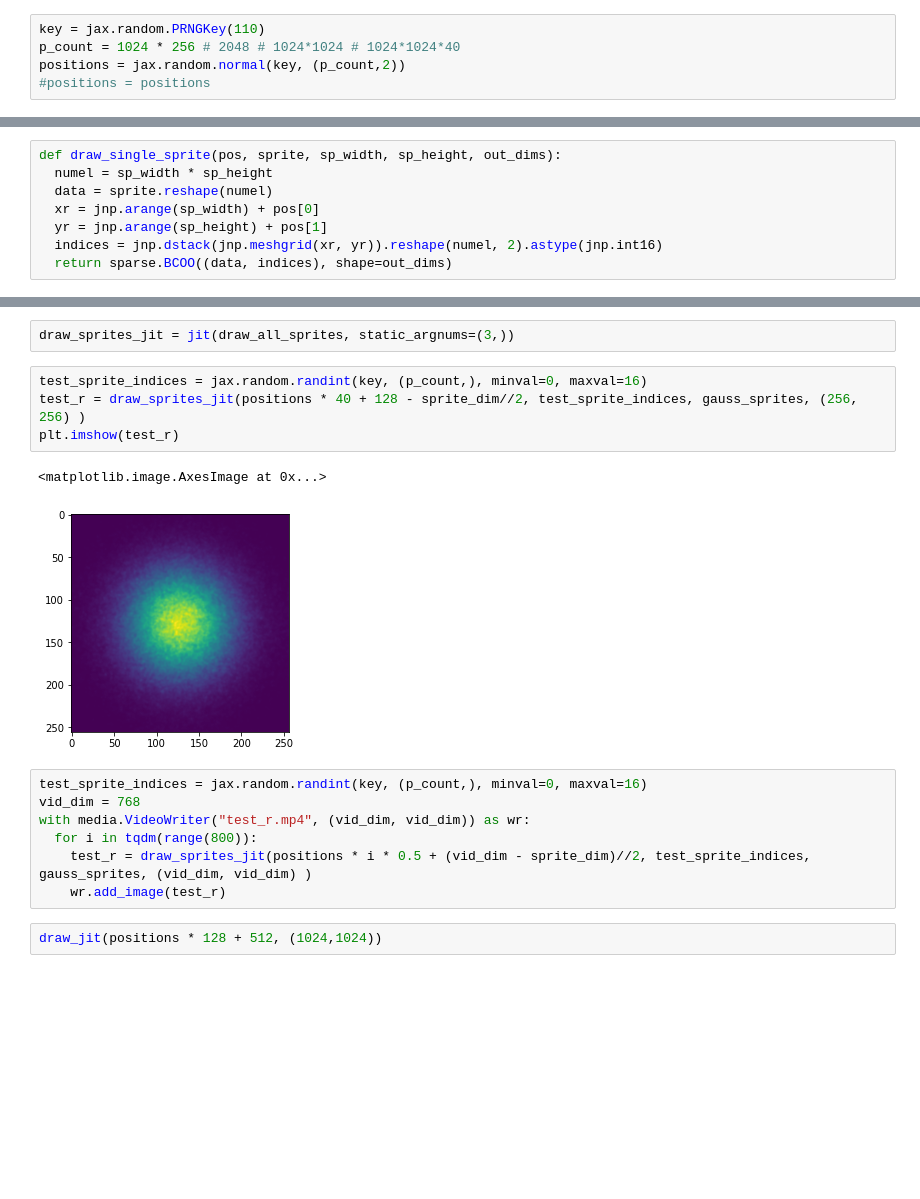
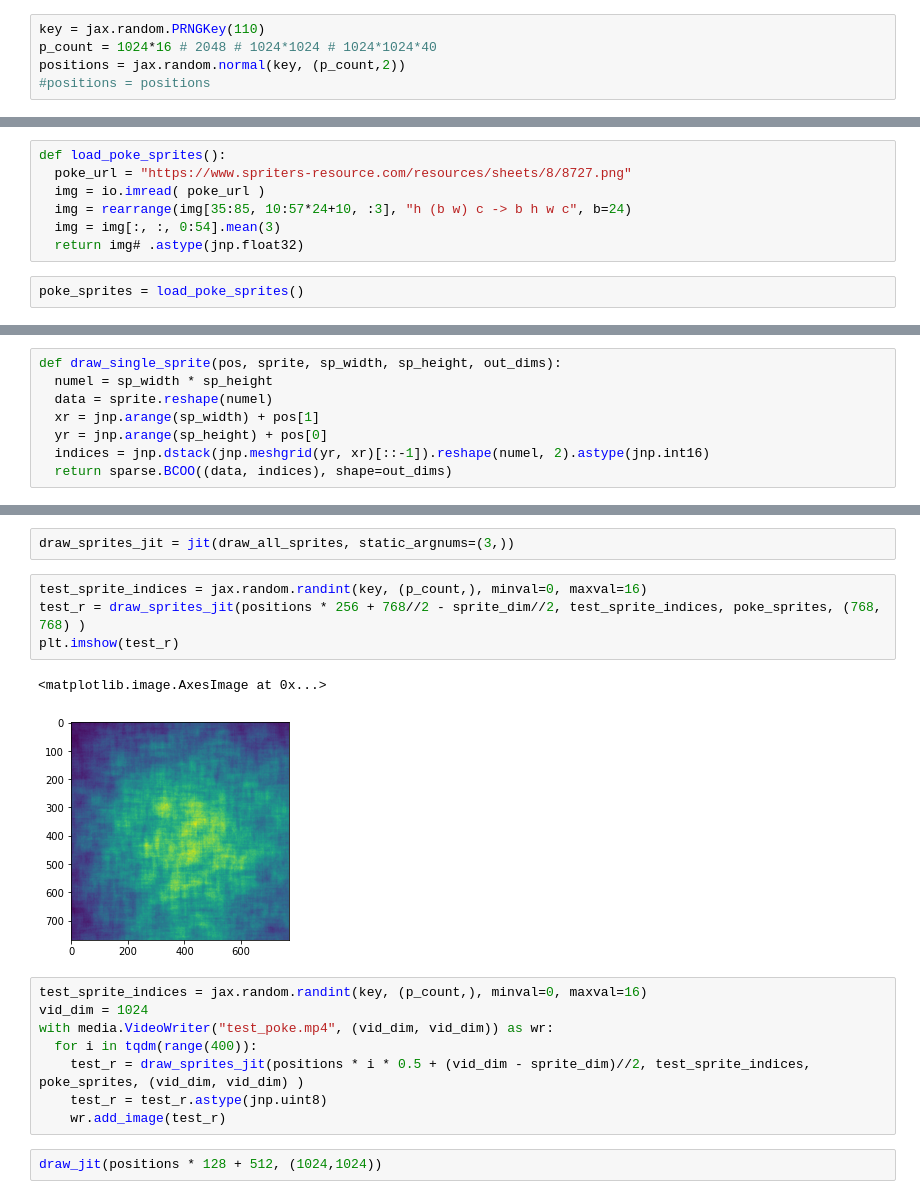
Before and after one commit to PWhiddy/jax-experiments, a Jupyter notebook: SparseRenderer.ipynb, the cells around one changed output, grey strips where cells are left out. Drawn from its saved outputs; the diff is of its cells as text; blank space fills up the shorter version.

Commit message:
update sprite rendering

```diff
--- a/SparseRenderer.ipynb
+++ b/SparseRenderer.ipynb
@@ -33,6 +17,6 @@ import mediapy as media
 # %%
 key = jax.random.PRNGKey(110)
-p_count = 1024 * 256 # 2048 # 1024*1024 # 1024*1024*40
+p_count = 1024*16 # 2048 # 1024*1024 # 1024*1024*40
 positions = jax.random.normal(key, (p_count,2))
 #positions = positions
 # %%
@@ -111,3 +95,12 @@ plt.imshow(gauss_sprites[14])
 # %% [output]
 <matplotlib.image.AxesImage at 0x...>
 [figure]
+# %%
+def load_poke_sprites():
+  poke_url = "https://www.spriters-resource.com/resources/sheets/8/8727.png"
+  img = io.imread( poke_url )
+  img = rearrange(img[35:85, 10:57*24+10, :3], "h (b w) c -> b h w c", b=24)
+  img = img[:, :, 0:54].mean(3)
+  return img# .astype(jnp.float32)
+# %%
+poke_sprites = load_poke_sprites()
@@ -115,9 +122,9 @@ plt.imshow(gauss_sprites[14])
 def draw_single_sprite(pos, sprite, sp_width, sp_height, out_dims):
   numel = sp_width * sp_height
   data = sprite.reshape(numel)
-  xr = jnp.arange(sp_width) + pos[0]
-  yr = jnp.arange(sp_height) + pos[1]
-  indices = jnp.dstack(jnp.meshgrid(xr, yr)).reshape(numel, 2).astype(jnp.int16)
+  xr = jnp.arange(sp_width) + pos[1]
+  yr = jnp.arange(sp_height) + pos[0]
+  indices = jnp.dstack(jnp.meshgrid(yr, xr)[::-1]).reshape(numel, 2).astype(jnp.int16)
   return sparse.BCOO((data, indices), shape=out_dims)
 # %%
 test_r = sparse.todense(
@@ -142,17 +149,18 @@ def draw_all_sprites(all_pos, all_indices, sprite_sheet, canv_dims):
 draw_sprites_jit = jit(draw_all_sprites, static_argnums=(3,))
 # %%
 test_sprite_indices = jax.random.randint(key, (p_count,), minval=0, maxval=16)
-test_r = draw_sprites_jit(positions * 40 + 128 - sprite_dim//2, test_sprite_indices, gauss_sprites, (256, 256) )
+test_r = draw_sprites_jit(positions * 256 + 768//2 - sprite_dim//2, test_sprite_indices, poke_sprites, (768, 768) )
 plt.imshow(test_r)
 # %% [output]
 <matplotlib.image.AxesImage at 0x...>
-[figure, old version]
+[figure, new version]
 # %%
 test_sprite_indices = jax.random.randint(key, (p_count,), minval=0, maxval=16)
-vid_dim = 768
-with media.VideoWriter("test_r.mp4", (vid_dim, vid_dim)) as wr:
-  for i in tqdm(range(800)):
-    test_r = draw_sprites_jit(positions * i * 0.5 + (vid_dim - sprite_dim)//2, test_sprite_indices, gauss_sprites, (vid_dim, vid_dim) )
+vid_dim = 1024
+with media.VideoWriter("test_poke.mp4", (vid_dim, vid_dim)) as wr:
+  for i in tqdm(range(400)):
+    test_r = draw_sprites_jit(positions * i * 0.5 + (vid_dim - sprite_dim)//2, test_sprite_indices, poke_sprites, (vid_dim, vid_dim) )
+    test_r = test_r.astype(jnp.uint8)
     wr.add_image(test_r)
 # %%
 draw_jit(positions * 128 + 512, (1024,1024))
```
Also changed, not shown: parts of 7 cells of this notebook.
